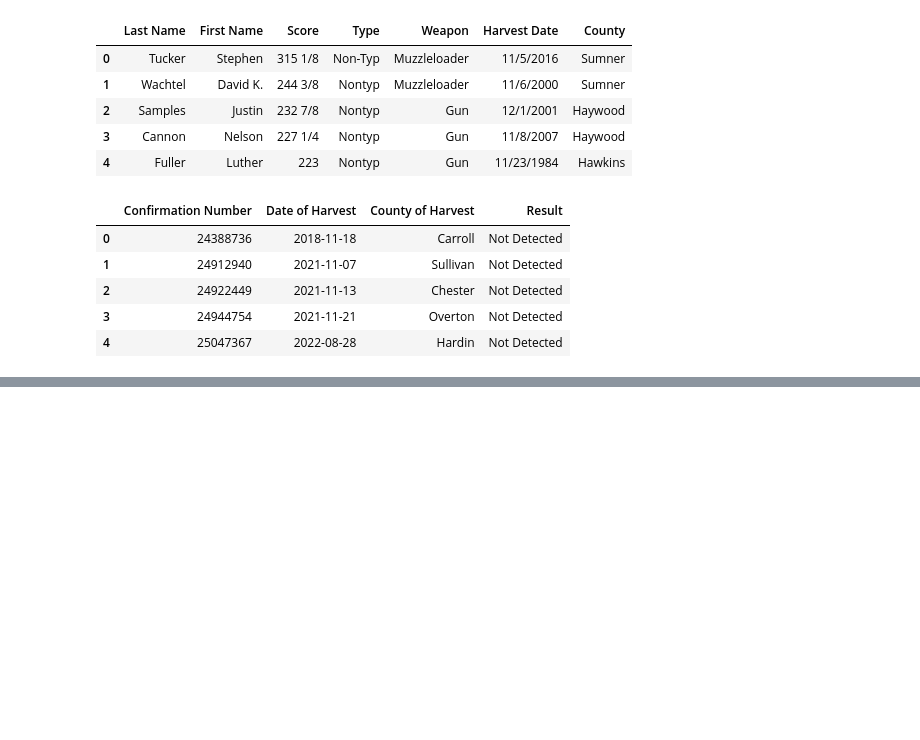
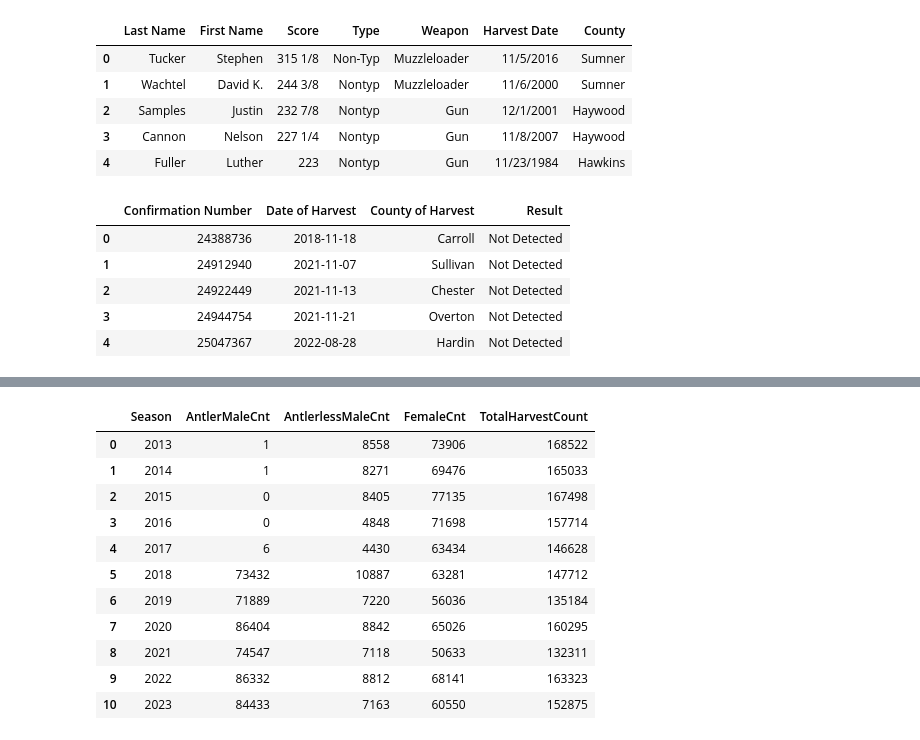
Before and after one commit to McNuttJ/Tennessee-Deer-Herd-Analysis-Capstone, a Jupyter notebook: tennessee_deer_herd_analysis.ipynb, the cells around one changed output, grey strips where cells are left out. Cells and saved outputs as stored; diff of their text form; code cells hidden in the pictures; blank space fills up the shorter version.

```diff
--- a/tennessee_deer_herd_analysis.ipynb
+++ b/tennessee_deer_herd_analysis.ipynb
@@ -232,0 +299,20 @@ license.head()
+# %%
+#looking at count of each type of harvest by year.
+count_type_by_year = deer_harvest.groupby('Season').agg({'AntlerMaleCnt':'sum',
+                                    'AntlerlessMaleCnt':'sum',
+                                    'FemaleCnt':'sum',
+                                    'TotalHarvestCount':'sum'}).reset_index()
+count_type_by_year
+# %% [output]
+|  | Season | AntlerMaleCnt | AntlerlessMaleCnt | FemaleCnt | TotalHarvestCount |
+| 0 | 2013 | 1 | 8558 | 73906 | 168522 |
+| 1 | 2014 | 1 | 8271 | 69476 | 165033 |
+| 2 | 2015 | 0 | 8405 | 77135 | 167498 |
+| 3 | 2016 | 0 | 4848 | 71698 | 157714 |
+| 4 | 2017 | 6 | 4430 | 63434 | 146628 |
+| 5 | 2018 | 73432 | 10887 | 63281 | 147712 |
+| 6 | 2019 | 71889 | 7220 | 56036 | 135184 |
+| 7 | 2020 | 86404 | 8842 | 65026 | 160295 |
+| 8 | 2021 | 74547 | 7118 | 50633 | 132311 |
+| 9 | 2022 | 86332 | 8812 | 68141 | 163323 |
+| 10 | 2023 | 84433 | 7163 | 60550 | 152875 |
```
Also changed, not shown: parts of 16 cells of this notebook.
